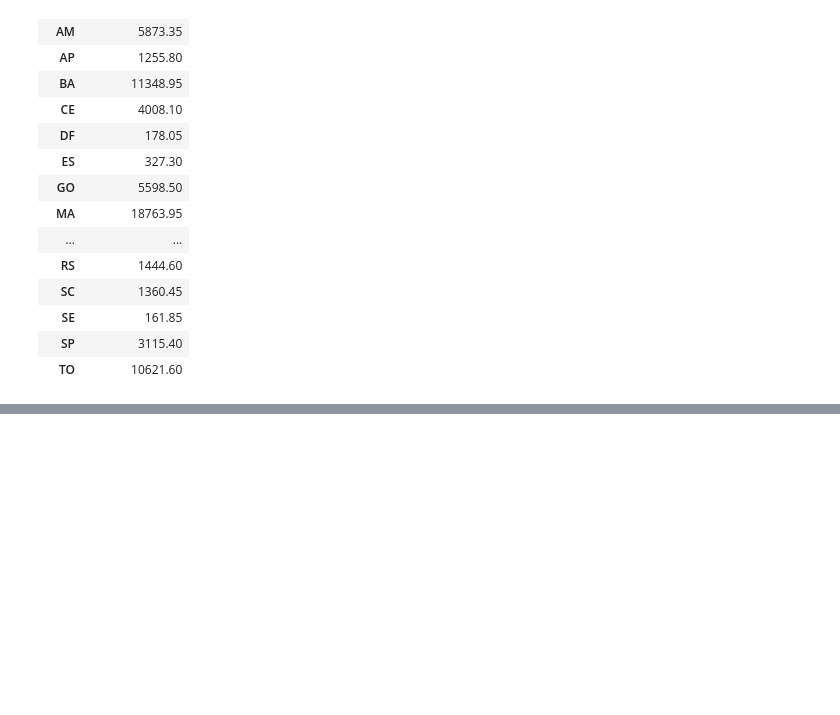
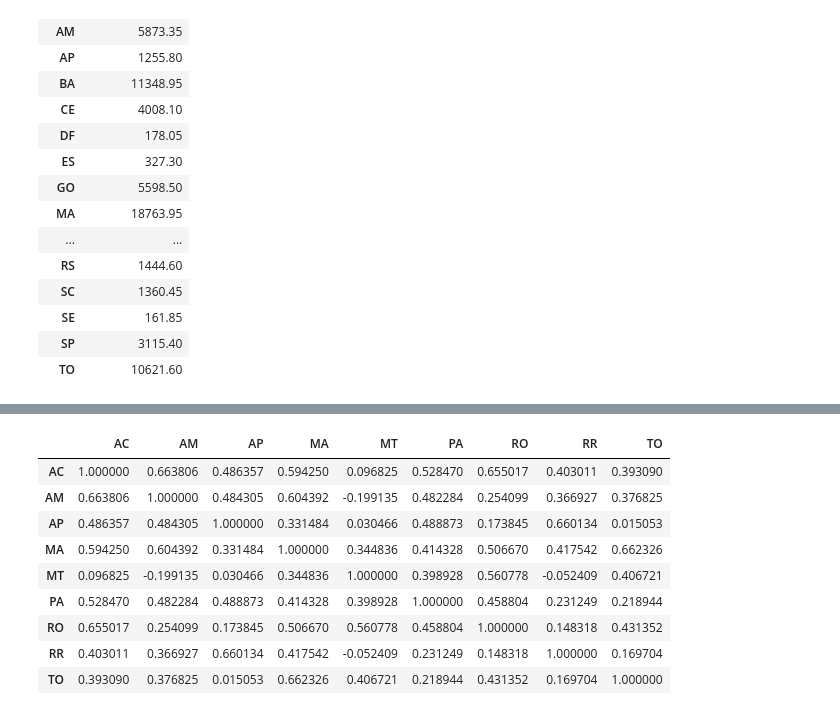
Before and after one commit to hgracemoy/Project1_Group3, a Jupyter notebook: firedata.ipynb, the cells around one changed output, grey strips where cells are left out. Saved outputs shown, nothing was run; the diff lists cells and outputs as text; code cells hidden in the pictures; blank space fills up the shorter version.

```diff
--- a/firedata.ipynb
+++ b/firedata.ipynb
@@ -303,0 +344,15 @@ Amazon_mean_df.to_csv("data/Amazon_mean_df.csv")
+# %%
+corr = df_ys_merged.corr()
+
+corr
+# %% [output]
+|  | AC | AM | AP | MA | MT | PA | RO | RR | TO |
+| AC | 1.000000 | 0.663806 | 0.486357 | 0.594250 | 0.096825 | 0.528470 | 0.655017 | 0.403011 | 0.393090 |
+| AM | 0.663806 | 1.000000 | 0.484305 | 0.604392 | -0.199135 | 0.482284 | 0.254099 | 0.366927 | 0.376825 |
+| AP | 0.486357 | 0.484305 | 1.000000 | 0.331484 | 0.030466 | 0.488873 | 0.173845 | 0.660134 | 0.015053 |
+| MA | 0.594250 | 0.604392 | 0.331484 | 1.000000 | 0.344836 | 0.414328 | 0.506670 | 0.417542 | 0.662326 |
+| MT | 0.096825 | -0.199135 | 0.030466 | 0.344836 | 1.000000 | 0.398928 | 0.560778 | -0.052409 | 0.406721 |
+| PA | 0.528470 | 0.482284 | 0.488873 | 0.414328 | 0.398928 | 1.000000 | 0.458804 | 0.231249 | 0.218944 |
+| RO | 0.655017 | 0.254099 | 0.173845 | 0.506670 | 0.560778 | 0.458804 | 1.000000 | 0.148318 | 0.431352 |
+| RR | 0.403011 | 0.366927 | 0.660134 | 0.417542 | -0.052409 | 0.231249 | 0.148318 | 1.000000 | 0.169704 |
+| TO | 0.393090 | 0.376825 | 0.015053 | 0.662326 | 0.406721 | 0.218944 | 0.431352 | 0.169704 | 1.000000 |
```
Also changed, not shown: parts of 34 cells of this notebook, 9 other files.
